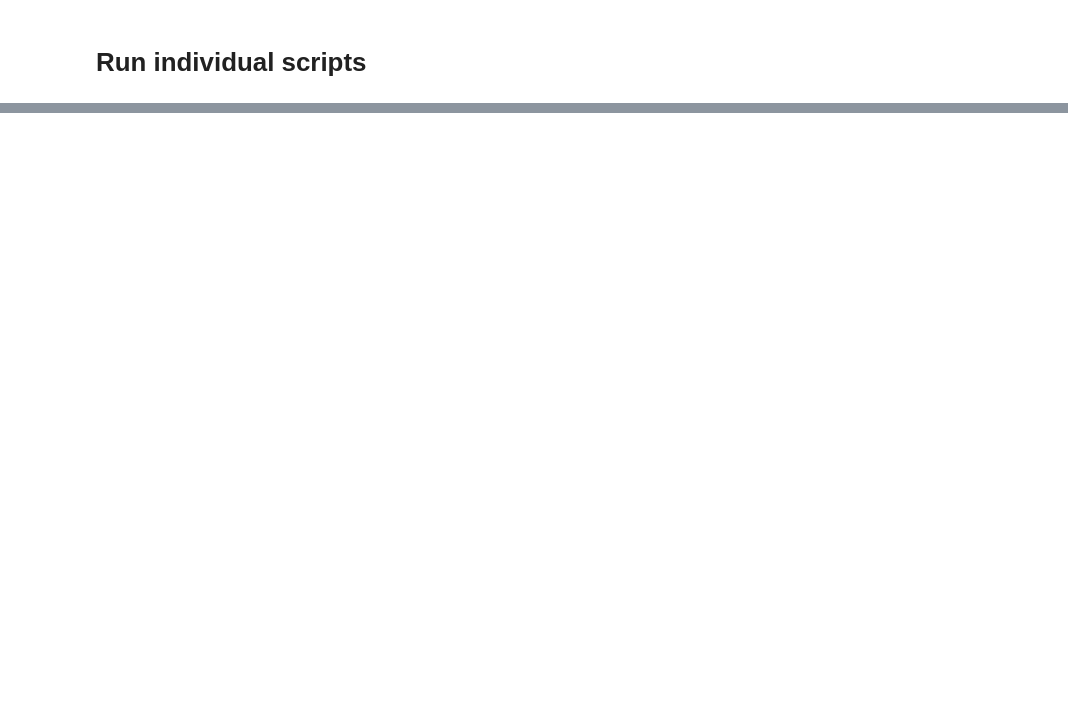
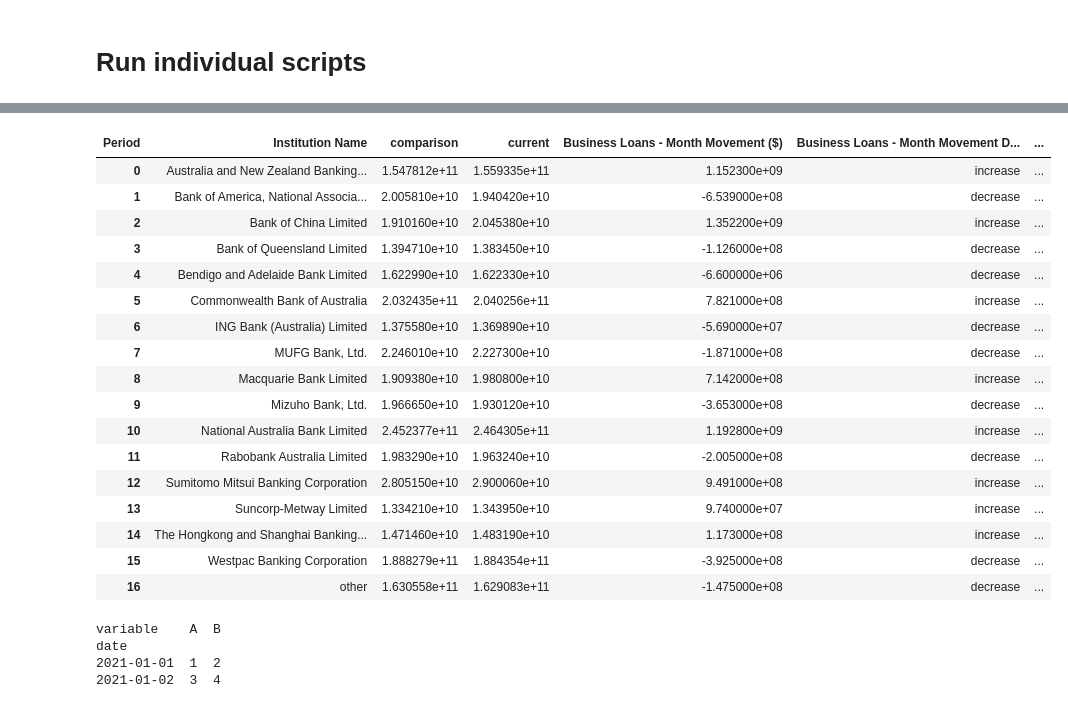
Before and after one commit to tyefraser/rba_monthly_adi_statistics_excel, a Jupyter notebook: streamlit.ipynb, the cells around one changed output, grey strips where cells are left out. Saved outputs shown, nothing was run; the diff lists cells and outputs as text; code cells hidden in the pictures; blank space fills up the shorter version.

```diff
--- a/streamlit.ipynb
+++ b/streamlit.ipynb
@@ -1329,0 +90,26 @@ print(melted_df)
+# %%
+# Arguments
+df=df
+selected_date = '2023-12-31'
+selected_column = default_column
+category_column = category_column
+selected_category = default_category
+aliases_dict = aliases_dict
+top_x_category_list = [
+  "Rabobank Australia Limited",
+  "Australia and New Zealand Banking Group Limited",
+  "Sumitomo Mitsui Banking Corporation",
+  "The Hongkong and Shanghai Banking Corporation Limited",
+  "Suncorp-Metway Limited",
+  "Mizuho Bank, Ltd.",
+  "Bendigo and Adelaide Bank Limited",
+  "Macquarie Bank Limited",
+  "National Australia Bank Limited",
+  "Commonwealth Bank of Australia",
+  "Bank of China Limited",
+  "Bank of America, National Association",
+  "MUFG Bank, Ltd.",
+  "Westpac Banking Corporation",
+  "ING Bank (Australia) Limited",
+  "Bank of Queensland Limited"
+]
@@ -1329,0 +118,16 @@ print(melted_df)
+# %%
+from data_filtering import filter_data
+
+dfs_dict, details_dicts = filter_data(
+    df = df,
+    date_column = date_column,
+    selected_date = selected_date,
+    selected_column = selected_column,
+    category_column = category_column,
+    selected_category = selected_category,
+    top_x_category_list = top_x_category_list,
+    group_by_columns = group_by_columns,
+)
+
+# print(details_dicts.keys())
+# print(dfs_dict.keys())
@@ -1329,0 +153,38 @@ print(melted_df)
+# %%
+dfs_dict['month']['df']
+# %% [output]
+| Period | Institution Name | comparison | current | Business Loans - Month Movement ($) | Business Loans - Month Movement D... | ... |
+| 0 | Australia and New Zealand Banking... | 1.547812e+11 | 1.559335e+11 | 1.152300e+09 | increase | ... |
+| 1 | Bank of America, National Associa... | 2.005810e+10 | 1.940420e+10 | -6.539000e+08 | decrease | ... |
+| 2 | Bank of China Limited | 1.910160e+10 | 2.045380e+10 | 1.352200e+09 | increase | ... |
+| 3 | Bank of Queensland Limited | 1.394710e+10 | 1.383450e+10 | -1.126000e+08 | decrease | ... |
+| 4 | Bendigo and Adelaide Bank Limited | 1.622990e+10 | 1.622330e+10 | -6.600000e+06 | decrease | ... |
+| 5 | Commonwealth Bank of Australia | 2.032435e+11 | 2.040256e+11 | 7.821000e+08 | increase | ... |
+| 6 | ING Bank (Australia) Limited | 1.375580e+10 | 1.369890e+10 | -5.690000e+07 | decrease | ... |
+| 7 | MUFG Bank, Ltd. | 2.246010e+10 | 2.227300e+10 | -1.871000e+08 | decrease | ... |
+| 8 | Macquarie Bank Limited | 1.909380e+10 | 1.980800e+10 | 7.142000e+08 | increase | ... |
+| 9 | Mizuho Bank, Ltd. | 1.966650e+10 | 1.930120e+10 | -3.653000e+08 | decrease | ... |
+| 10 | National Australia Bank Limited | 2.452377e+11 | 2.464305e+11 | 1.192800e+09 | increase | ... |
+| 11 | Rabobank Australia Limited | 1.983290e+10 | 1.963240e+10 | -2.005000e+08 | decrease | ... |
+| 12 | Sumitomo Mitsui Banking Corporation | 2.805150e+10 | 2.900060e+10 | 9.491000e+08 | increase | ... |
+| 13 | Suncorp-Metway Limited | 1.334210e+10 | 1.343950e+10 | 9.740000e+07 | increase | ... |
+| 14 | The Hongkong and Shanghai Banking... | 1.471460e+10 | 1.483190e+10 | 1.173000e+08 | increase | ... |
+| 15 | Westpac Banking Corporation | 1.888279e+11 | 1.884354e+11 | -3.925000e+08 | decrease | ... |
+| 16 | other | 1.630558e+11 | 1.629083e+11 | -1.475000e+08 | decrease | ... |
+# %%
+# Sample DataFrame
+df = pd.DataFrame({
+    'date': ['2021-01-01', '2021-01-01', '2021-01-02', '2021-01-02'],
+    'variable': ['A', 'B', 'A', 'B'],
+    'value': [1, 2, 3, 4]
+})
+
+# Pivot the DataFrame
+pivoted_df = df.pivot(index='date', columns='variable', values='value')
+
+print(pivoted_df)
+# %% [output]
+variable    A  B
+date
+2021-01-01  1  2
+2021-01-02  3  4
```
Also changed, not shown: parts of 108 cells of this notebook, 22 other files.
